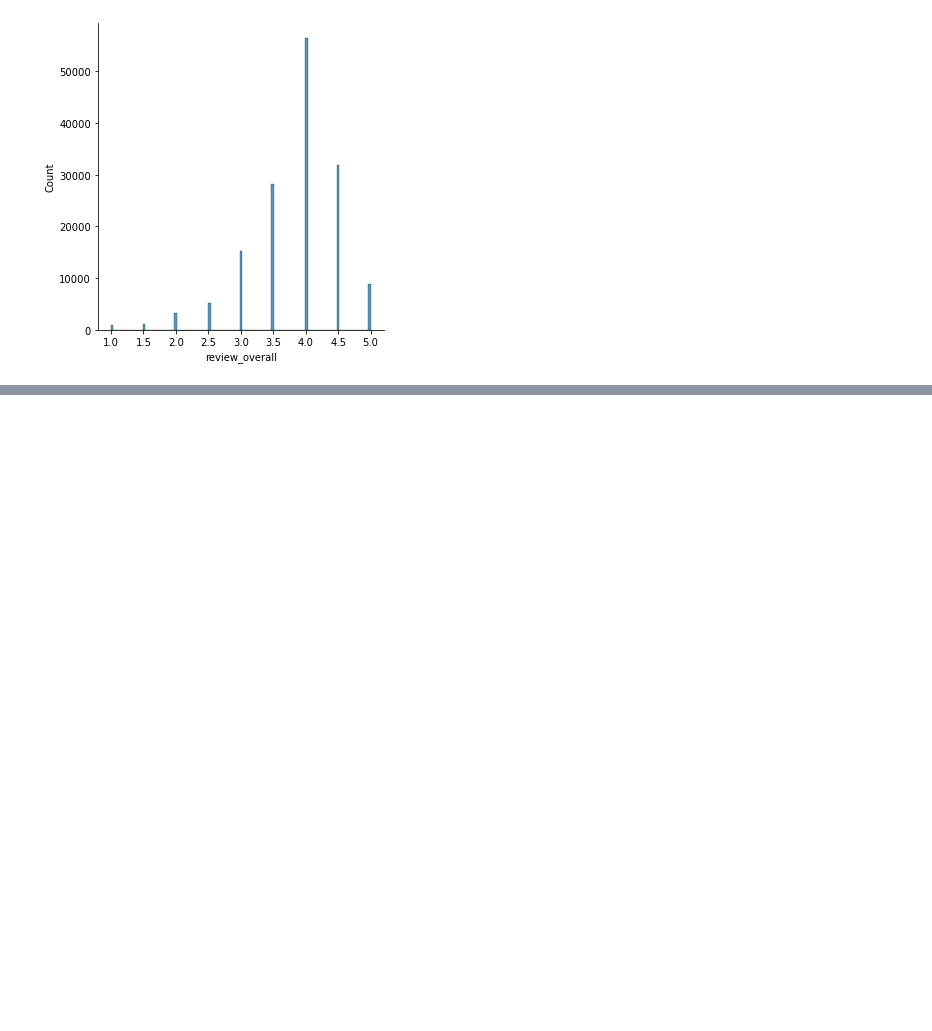
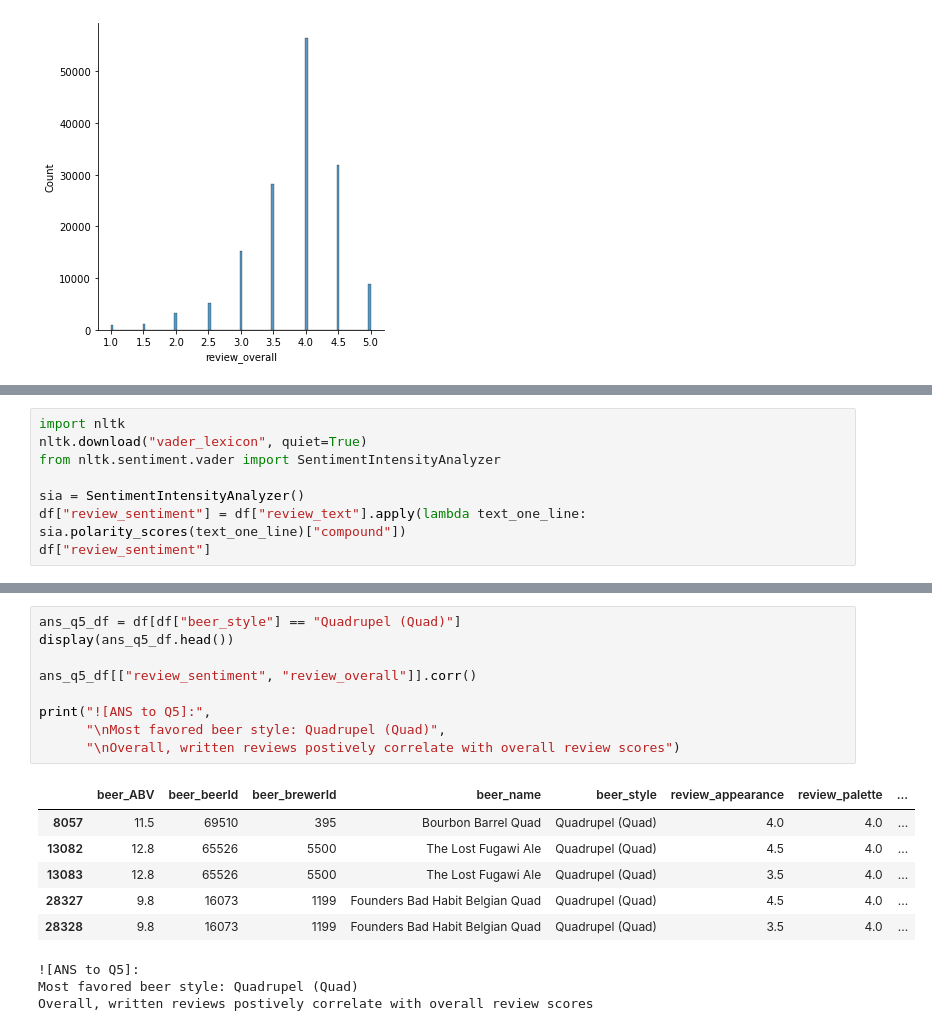
Before and after one commit to Noel-Ocean/Projects_Selected, a Jupyter notebook: EvolentHealth_BestBeer.ipynb, the cells around one changed output, grey strips where cells are left out. Saved outputs shown, nothing was run; the diff lists cells and outputs as text; blank space fills up the shorter version.

```diff
--- a/EvolentHealth_BestBeer.ipynb
+++ b/EvolentHealth_BestBeer.ipynb
@@ -347 +371,9 @@ ans_q4_plot.show()
 ---
+# %%
+import nltk
+nltk.download("vader_lexicon", quiet=True)
+from nltk.sentiment.vader import SentimentIntensityAnalyzer
+
+sia = SentimentIntensityAnalyzer()
+df["review_sentiment"] = df["review_text"].apply(lambda text_one_line: sia.polarity_scores(text_one_line)["compound"])
+df["review_sentiment"]
@@ -347,0 +419,19 @@ ans_q4_plot.show()
+# %%
+ans_q5_df = df[df["beer_style"] == "Quadrupel (Quad)"]
+display(ans_q5_df.head())
+
+ans_q5_df[["review_sentiment", "review_overall"]].corr()
+
+print("![ANS to Q5]:",
+      "\nMost favored beer style: Quadrupel (Quad)",
+      "\nOverall, written reviews postively correlate with overall review scores")
+# %% [output]
+|  | beer_ABV | beer_beerId | beer_brewerId | beer_name | beer_style | review_appearance | review_palette | ... |
+| 8057 | 11.5 | 69510 | 395 | Bourbon Barrel Quad | Quadrupel (Quad) | 4.0 | 4.0 | ... |
+| 13082 | 12.8 | 65526 | 5500 | The Lost Fugawi Ale | Quadrupel (Quad) | 4.5 | 4.0 | ... |
+| 13083 | 12.8 | 65526 | 5500 | The Lost Fugawi Ale | Quadrupel (Quad) | 3.5 | 4.0 | ... |
+| 28327 | 9.8 | 16073 | 1199 | Founders Bad Habit Belgian Quad | Quadrupel (Quad) | 4.5 | 4.0 | ... |
+| 28328 | 9.8 | 16073 | 1199 | Founders Bad Habit Belgian Quad | Quadrupel (Quad) | 3.5 | 4.0 | ... |
+![ANS to Q5]:
+Most favored beer style: Quadrupel (Quad)
+Overall, written reviews postively correlate with overall review scores
```
Also changed, not shown: parts of 14 cells of this notebook, 1 other file.
